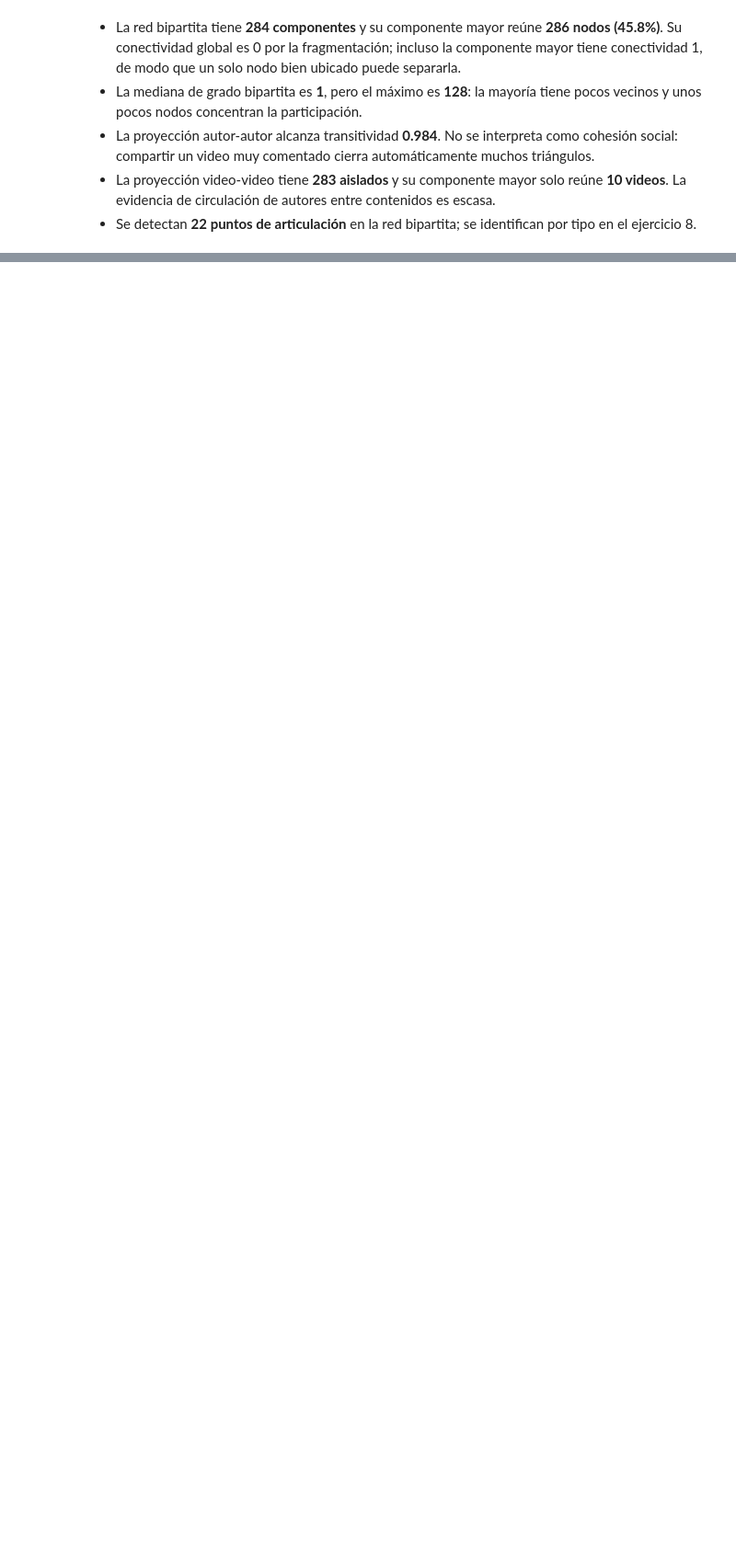
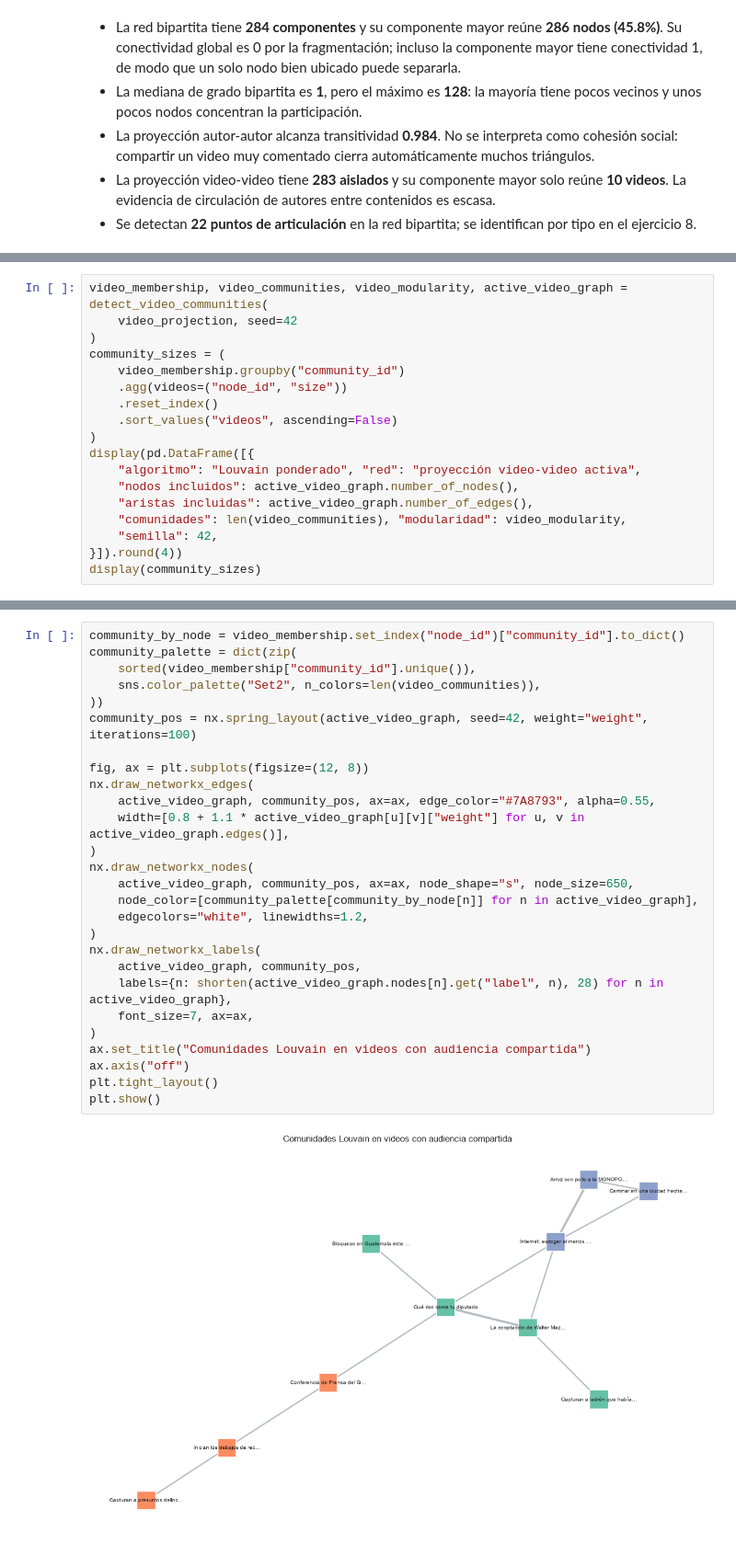
Before and after one commit to Dcextrim/CC3084-Data-Science, a Jupyter notebook: 06_analisis_redes_sociales/notebooks/analisis_redes_sociales.ipynb, the cells around one changed output, grey strips where cells are left out. Shown at 92% size. Saved outputs shown, nothing was run; the diff lists cells and outputs as text; blank space fills up the shorter version.

```diff
--- a/06_analisis_redes_sociales/notebooks/analisis_redes_sociales.ipynb
+++ b/06_analisis_redes_sociales/notebooks/analisis_redes_sociales.ipynb
@@ -1198,0 +1207,18 @@ display(Markdown(f"""
+# %%
+video_membership, video_communities, video_modularity, active_video_graph = detect_video_communities(
+    video_projection, seed=42
+)
+community_sizes = (
+    video_membership.groupby("community_id")
+    .agg(videos=("node_id", "size"))
+    .reset_index()
+    .sort_values("videos", ascending=False)
+)
+display(pd.DataFrame([{
+    "algoritmo": "Louvain ponderado", "red": "proyección video-video activa",
+    "nodos incluidos": active_video_graph.number_of_nodes(),
+    "aristas incluidas": active_video_graph.number_of_edges(),
+    "comunidades": len(video_communities), "modularidad": video_modularity,
+    "semilla": 42,
+}]).round(4))
+display(community_sizes)
@@ -1198,0 +1234,29 @@ display(Markdown(f"""
+# %%
+community_by_node = video_membership.set_index("node_id")["community_id"].to_dict()
+community_palette = dict(zip(
+    sorted(video_membership["community_id"].unique()),
+    sns.color_palette("Set2", n_colors=len(video_communities)),
+))
+community_pos = nx.spring_layout(active_video_graph, seed=42, weight="weight", iterations=100)
+
+fig, ax = plt.subplots(figsize=(12, 8))
+nx.draw_networkx_edges(
+    active_video_graph, community_pos, ax=ax, edge_color="#7A8793", alpha=0.55,
+    width=[0.8 + 1.1 * active_video_graph[u][v]["weight"] for u, v in active_video_graph.edges()],
+)
+nx.draw_networkx_nodes(
+    active_video_graph, community_pos, ax=ax, node_shape="s", node_size=650,
+    node_color=[community_palette[community_by_node[n]] for n in active_video_graph],
+    edgecolors="white", linewidths=1.2,
+)
+nx.draw_networkx_labels(
+    active_video_graph, community_pos,
+    labels={n: shorten(active_video_graph.nodes[n].get("label", n), 28) for n in active_video_graph},
+    font_size=7, ax=ax,
+)
+ax.set_title("Comunidades Louvain en videos con audiencia compartida")
+ax.axis("off")
+plt.tight_layout()
+plt.show()
+# %% [output]
+[figure, added]
```
Also changed, not shown: parts of 22 cells of this notebook.
